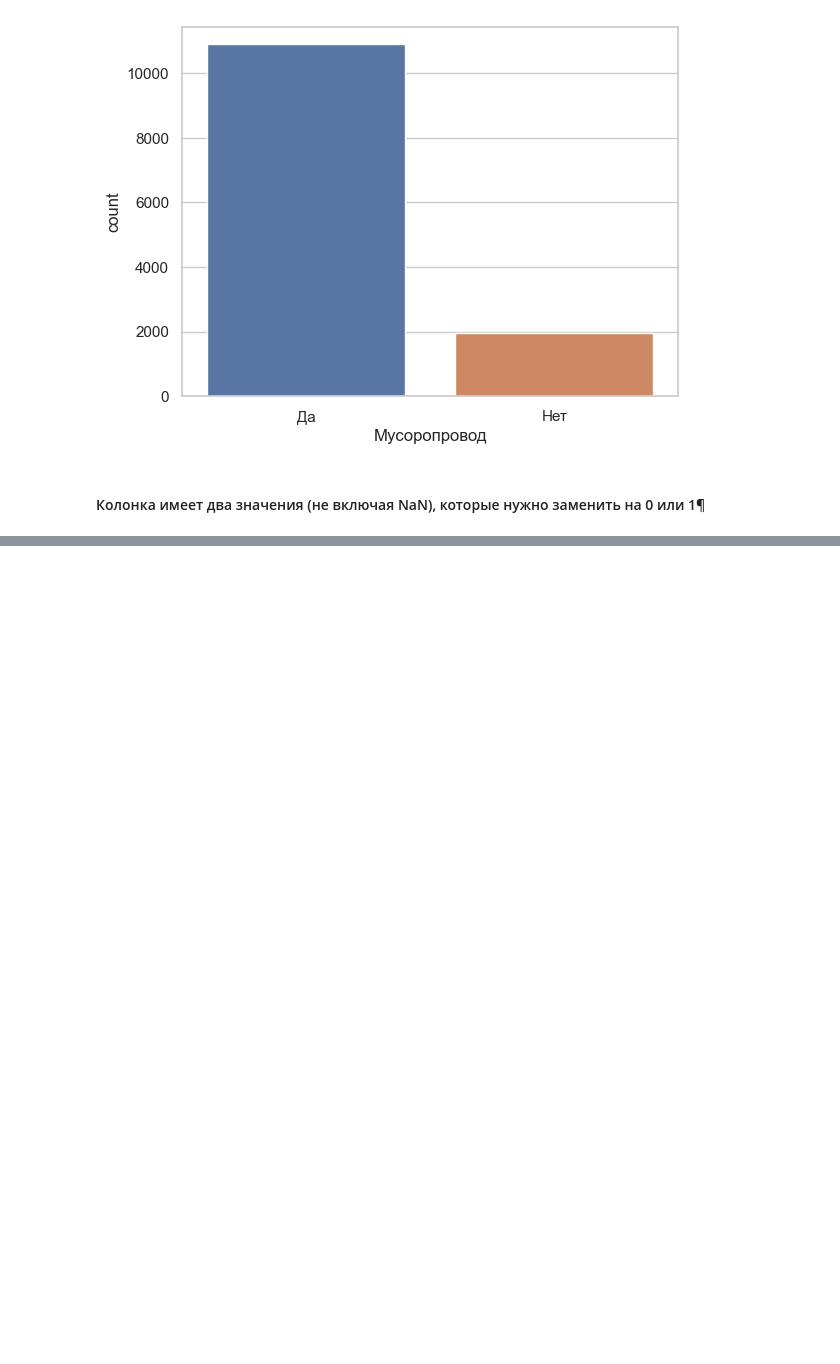
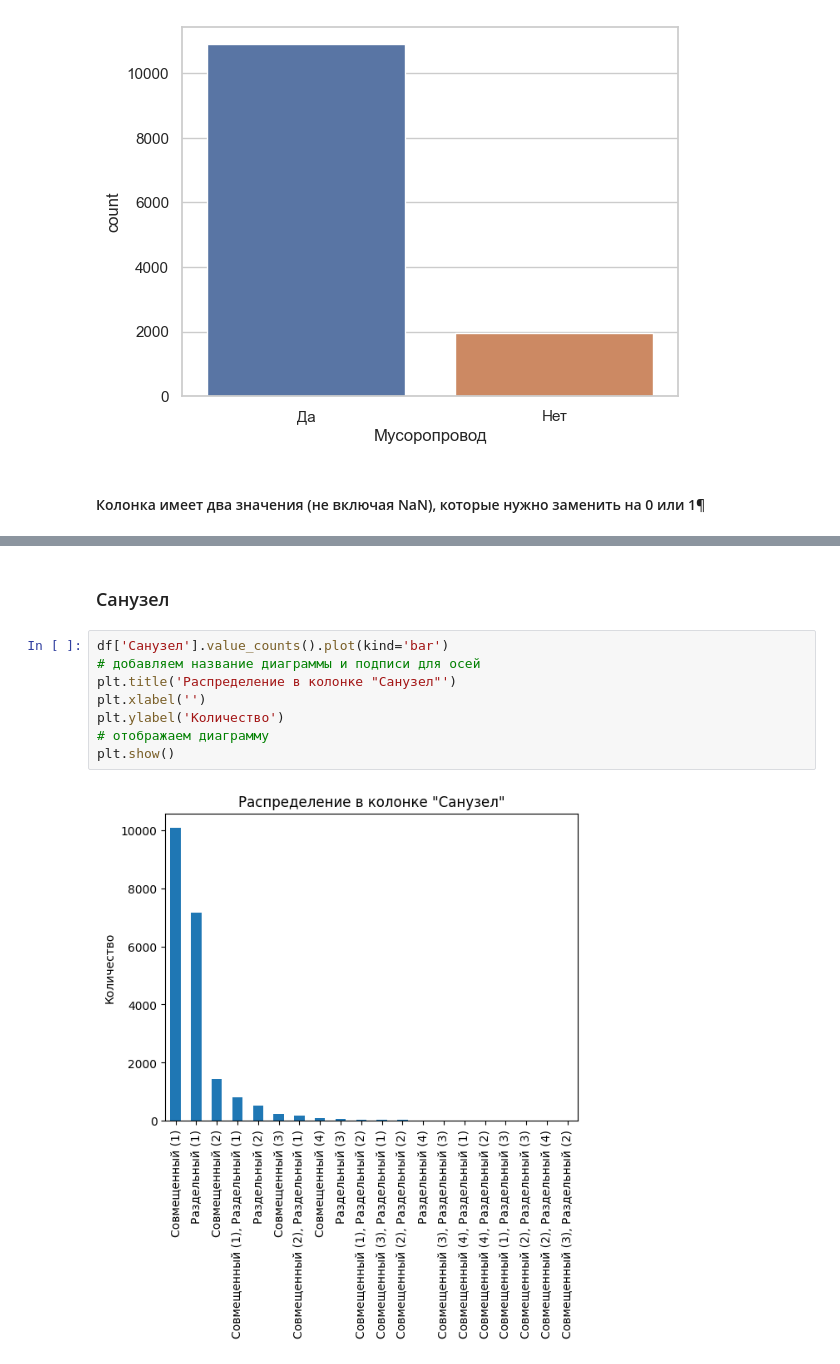
Before and after one commit to sunny-annie/Streamlit_rent_real_estate, a Jupyter notebook: EDA.ipynb, the cells around one changed output, grey strips where cells are left out. Cells and saved outputs as stored; diff of their text form; blank space fills up the shorter version.

```diff
--- a/EDA.ipynb
+++ b/EDA.ipynb
@@ -327,0 +362,12 @@ sns.countplot(x=df['Мусоропровод']);
+# %% [markdown]
+### Санузел
+# %%
+df['Санузел'].value_counts().plot(kind='bar')
+# добавляем название диаграммы и подписи для осей
+plt.title('Распределение в колонке "Санузел"')
+plt.xlabel('')
+plt.ylabel('Количество')
+# отображаем диаграмму
+plt.show()
+# %% [output]
+[figure, added]
```
Also changed, not shown: parts of 8 cells of this notebook.
